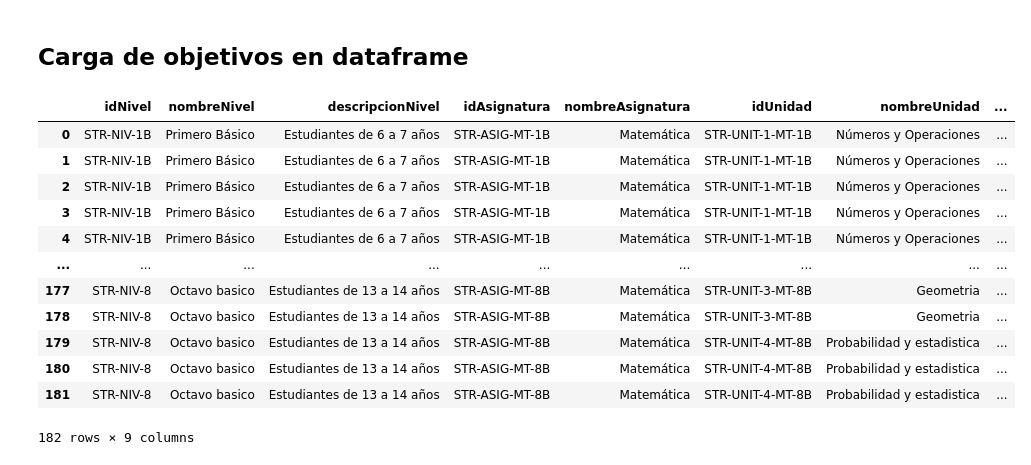
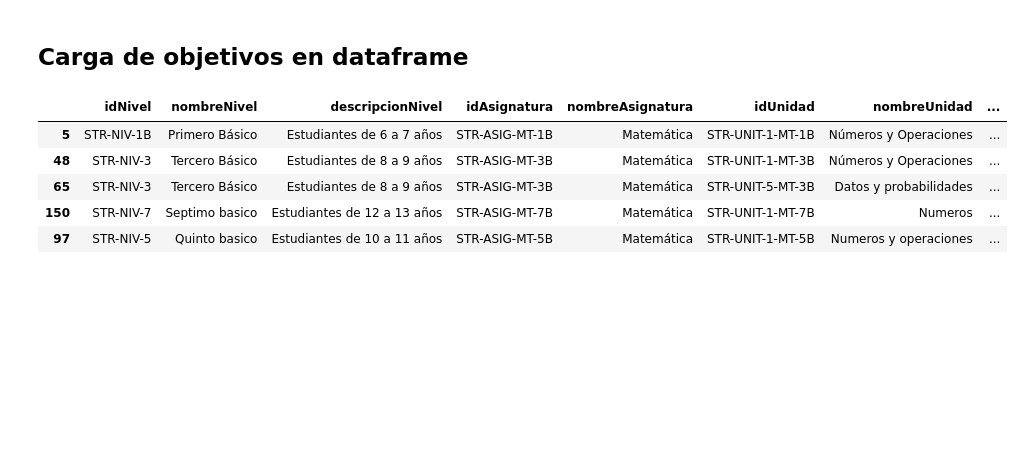
Before and after one commit to Bigote93/APIMINEDUC, a Jupyter notebook: APiGOB.ipynb, the cells around one changed output. Cells and saved outputs as stored; diff of their text form; code cells hidden in the pictures; blank space fills up the shorter version.

Commit message:
Creacion de documentos con insert de media y basica

```diff
--- a/APiGOB.ipynb
+++ b/APiGOB.ipynb
@@ -146,43 +146,49 @@ Se ha creado el archivo '/content/drive/MyDrive/Taller de Desarrollo Soluciones
 # %%
 
 # Leer el archivo excel de los objetivos de enseñanza basica
 objetivos_basica = '/content/drive/MyDrive/Taller de Desarrollo Soluciones 2/APIS_APP/API_OBJ_BASICA.xlsx'
+objetivos_insert = '/content/drive/MyDrive/Taller de Desarrollo Soluciones 2/APIS_APP/API_OBJ_BASICA_inserts.xlsx'
 
 # Lista de objetivos
 cursos = [
     'Primero_basico','Segundo_basico','Tercero_basico','Cuarto_basico',
     'Quinto_basico','Sexto_basico','Septimo_basico','Octavo_basico'
     ]
 
 df_columnas = pd.DataFrame(
     columns=['index','idNivel','nombreNivel','descripcionNivel','idAsignatura',
              'nombreAsignatura','idUnidad','nombreUnidad','idObjetivo','descObjetivo'
              ]
     )
 
 # Recorremos las hojas y almacenamos todos los objetivos en un solo dataframe de objetivos basica
 for curso in cursos:
   df_objetivos = pd.read_excel(objetivos_basica, sheet_name=curso)
   # Unimos los dataframes en un solo dataframe
   df_columnas = pd.concat([df_columnas,df_objetivos]).reset_index(drop=True)
 
 df_objetivos_basica = df_columnas.drop(columns=['index'])
 
-df_objetivos_basica
+# Incorporar la columna de insert en codigo SQL
+
+# Eliminar los saltos de linea de la columna descripcion
+df_objetivos_basica['descObjetivo'] = df_objetivos_basica['descObjetivo'].str.replace('\n', '')
+
+# Crear una nueva columna con el formato deseado
+df_objetivos_basica['sentencia_sql'] = df_objetivos_basica.apply(lambda row: f"INSERT INTO TESTCREATES_OBJETIVOAPRENDIZAJE (id_objetivo_aprendizaje,enunciado_objetivo_aprendizaje,unidad_id) VALUES ('{uuid.uuid4()}','{row['descObjetivo']}', '{row['idUnidad']}');", axis=1)
+
+# Guardamos los elementos en un nuevo dataframe
+df_objetivos_basica.to_excel(objetivos_insert, sheet_name='Objetivos_insert')
+
+
+df_objetivos_basica.sample(5)
 # %% [output]
 |  | idNivel | nombreNivel | descripcionNivel | idAsignatura | nombreAsignatura | idUnidad | nombreUnidad | ... |
-| 0 | STR-NIV-1B | Primero Básico | Estudiantes de 6 a 7 años | STR-ASIG-MT-1B | Matemática | STR-UNIT-1-MT-1B | Números y Operaciones | ... |
-| 1 | STR-NIV-1B | Primero Básico | Estudiantes de 6 a 7 años | STR-ASIG-MT-1B | Matemática | STR-UNIT-1-MT-1B | Números y Operaciones | ... |
-| 2 | STR-NIV-1B | Primero Básico | Estudiantes de 6 a 7 años | STR-ASIG-MT-1B | Matemática | STR-UNIT-1-MT-1B | Números y Operaciones | ... |
-| 3 | STR-NIV-1B | Primero Básico | Estudiantes de 6 a 7 años | STR-ASIG-MT-1B | Matemática | STR-UNIT-1-MT-1B | Números y Operaciones | ... |
-| 4 | STR-NIV-1B | Primero Básico | Estudiantes de 6 a 7 años | STR-ASIG-MT-1B | Matemática | STR-UNIT-1-MT-1B | Números y Operaciones | ... |
-| ... | ... | ... | ... | ... | ... | ... | ... | ... |
-| 177 | STR-NIV-8 | Octavo basico | Estudiantes de 13 a 14 años | STR-ASIG-MT-8B | Matemática | STR-UNIT-3-MT-8B | Geometria | ... |
-| 178 | STR-NIV-8 | Octavo basico | Estudiantes de 13 a 14 años | STR-ASIG-MT-8B | Matemática | STR-UNIT-3-MT-8B | Geometria | ... |
-| 179 | STR-NIV-8 | Octavo basico | Estudiantes de 13 a 14 años | STR-ASIG-MT-8B | Matemática | STR-UNIT-4-MT-8B | Probabilidad y estadistica | ... |
-| 180 | STR-NIV-8 | Octavo basico | Estudiantes de 13 a 14 años | STR-ASIG-MT-8B | Matemática | STR-UNIT-4-MT-8B | Probabilidad y estadistica | ... |
-| 181 | STR-NIV-8 | Octavo basico | Estudiantes de 13 a 14 años | STR-ASIG-MT-8B | Matemática | STR-UNIT-4-MT-8B | Probabilidad y estadistica | ... |
+| 5 | STR-NIV-1B | Primero Básico | Estudiantes de 6 a 7 años | STR-ASIG-MT-1B | Matemática | STR-UNIT-1-MT-1B | Números y Operaciones | ... |
+| 48 | STR-NIV-3 | Tercero Básico | Estudiantes de 8 a 9 años | STR-ASIG-MT-3B | Matemática | STR-UNIT-1-MT-3B | Números y Operaciones | ... |
+| 65 | STR-NIV-3 | Tercero Básico | Estudiantes de 8 a 9 años | STR-ASIG-MT-3B | Matemática | STR-UNIT-5-MT-3B | Datos y probabilidades | ... |
+| 150 | STR-NIV-7 | Septimo basico | Estudiantes de 12 a 13 años | STR-ASIG-MT-7B | Matemática | STR-UNIT-1-MT-7B | Numeros | ... |
+| 97 | STR-NIV-5 | Quinto basico | Estudiantes de 10 a 11 años | STR-ASIG-MT-5B | Matemática | STR-UNIT-1-MT-5B | Numeros y operaciones | ... |
-182 rows × 9 columns
 # %%
 
 # Leer el archivo excel de los objetivos de enseñanza basica
```
Also changed, not shown: parts of 2 cells of this notebook.
